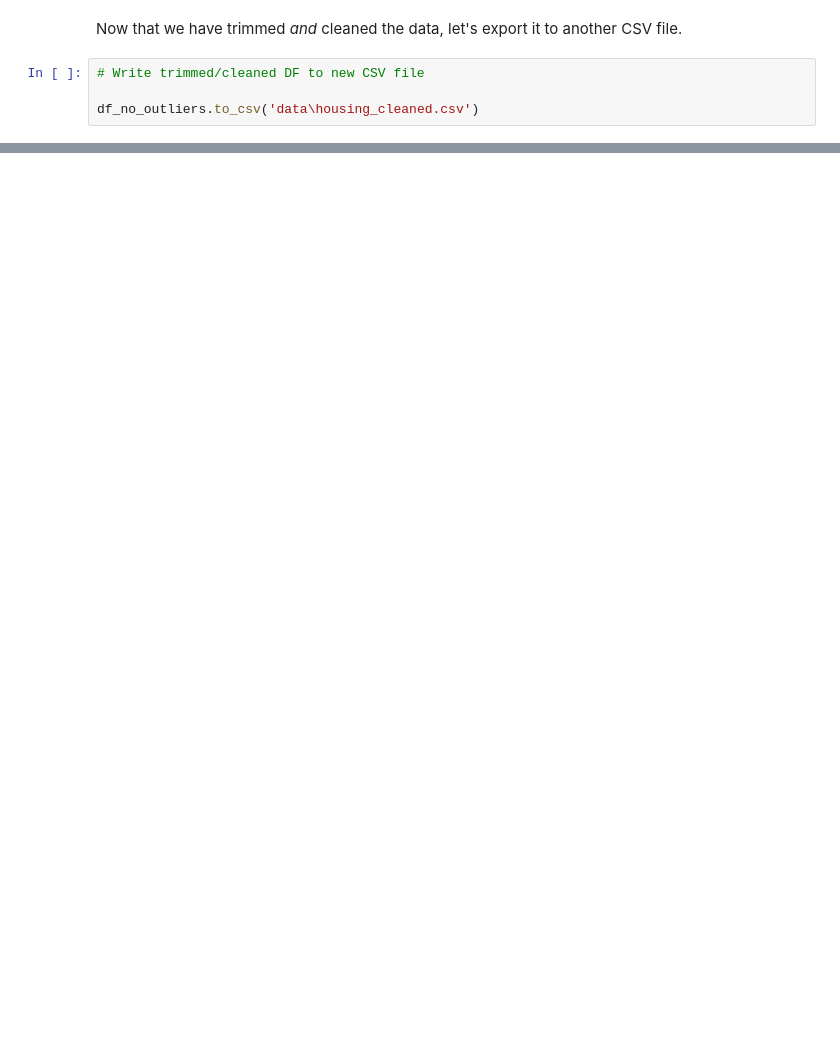
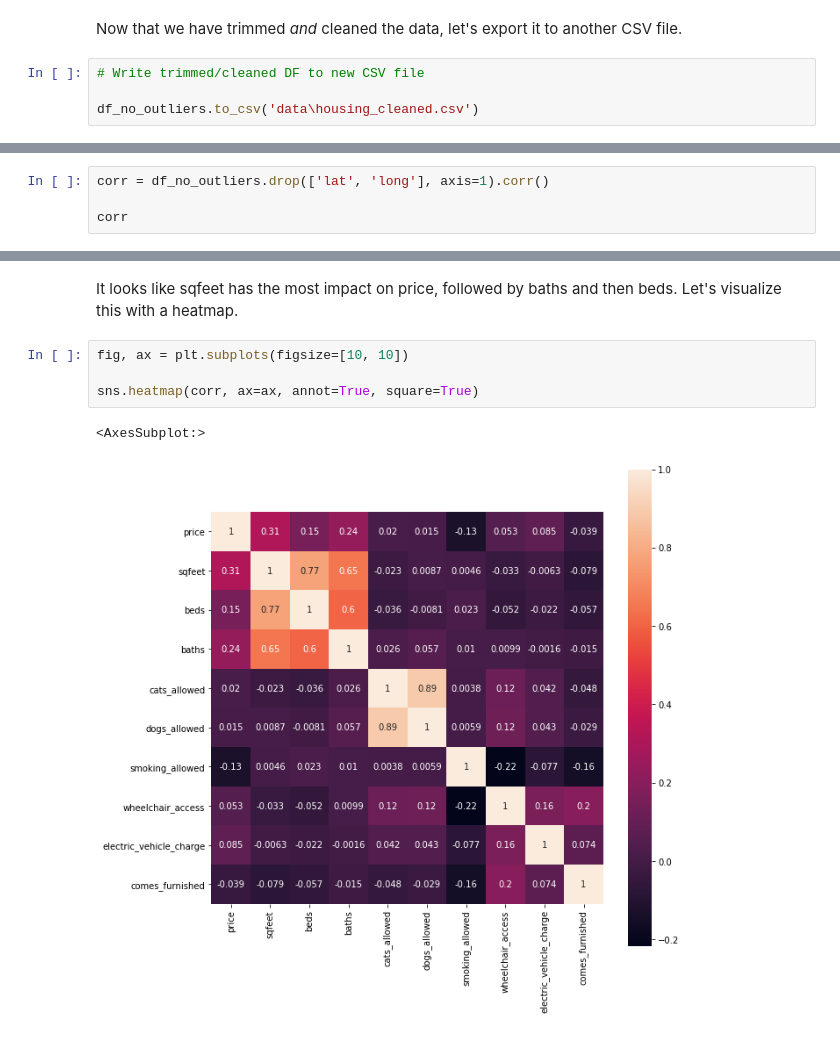
Before and after one commit to moferg/usa-housing-analysis, a Jupyter notebook: usa_housing_analysis.ipynb, the cells around one changed output, grey strips where cells are left out. Cells and saved outputs as stored; diff of their text form; blank space fills up the shorter version.

Commit message:
added correlation matrix and heatmap

```diff
--- a/usa_housing_analysis.ipynb
+++ b/usa_housing_analysis.ipynb
@@ -453,0 +475,4 @@ TODO - Normalize data to a range of -1 to 1 and create a heatmap to find any cor
+# %%
+corr = df_no_outliers.drop(['lat', 'long'], axis=1).corr()
+
+corr
@@ -453,0 +491,9 @@ TODO - Normalize data to a range of -1 to 1 and create a heatmap to find any cor
+# %% [markdown]
+It looks like sqfeet has the most impact on price, followed by baths and then beds. Let's visualize this with a heatmap.
+# %%
+fig, ax = plt.subplots(figsize=[10, 10])
+
+sns.heatmap(corr, ax=ax, annot=True, square=True)
+# %% [output]
+<AxesSubplot:>
+[figure, added]
```
Also changed, not shown: parts of 8 cells of this notebook.
